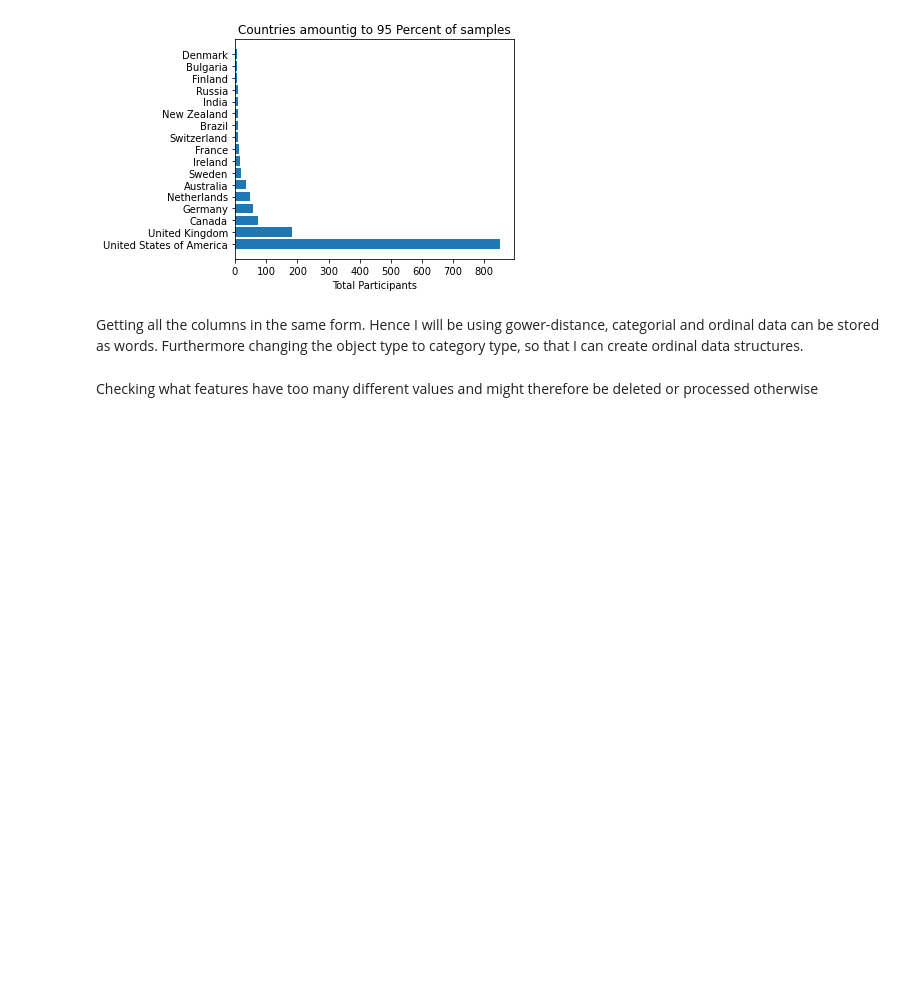
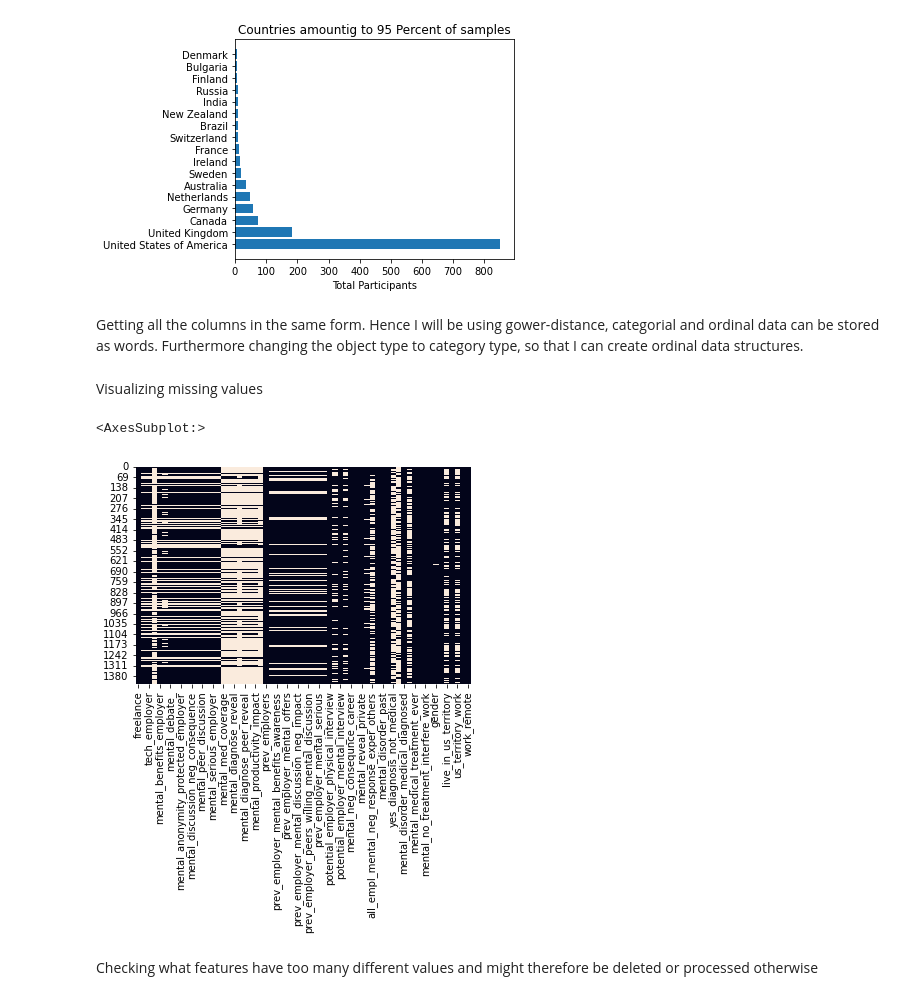
Before and after one commit to MaxIG1/unsupervised_learning_DLBDSMLUSL01, a Jupyter notebook: Mental_Health_IU_DLBDSMLUSL01.ipynb, the cells around one changed output. Cells and saved outputs as stored; diff of their text form; code cells hidden in the pictures; blank space fills up the shorter version.

```diff
--- a/Mental_Health_IU_DLBDSMLUSL01.ipynb
+++ b/Mental_Health_IU_DLBDSMLUSL01.ipynb
@@ -162,3 +138,10 @@ df["remote"] = df["remote"].astype(cat_type)
+# %% [markdown]
+Visualizing missing values
+# %%
+sns.heatmap(df.isnull(), cbar=False)
+# %% [output]
+<AxesSubplot:>
+[figure, added]
 # %% [markdown]
 Checking what features have too many different values and might therefore be deleted or processed otherwise
 # %%
```
Also changed, not shown: parts of 40 cells of this notebook.
